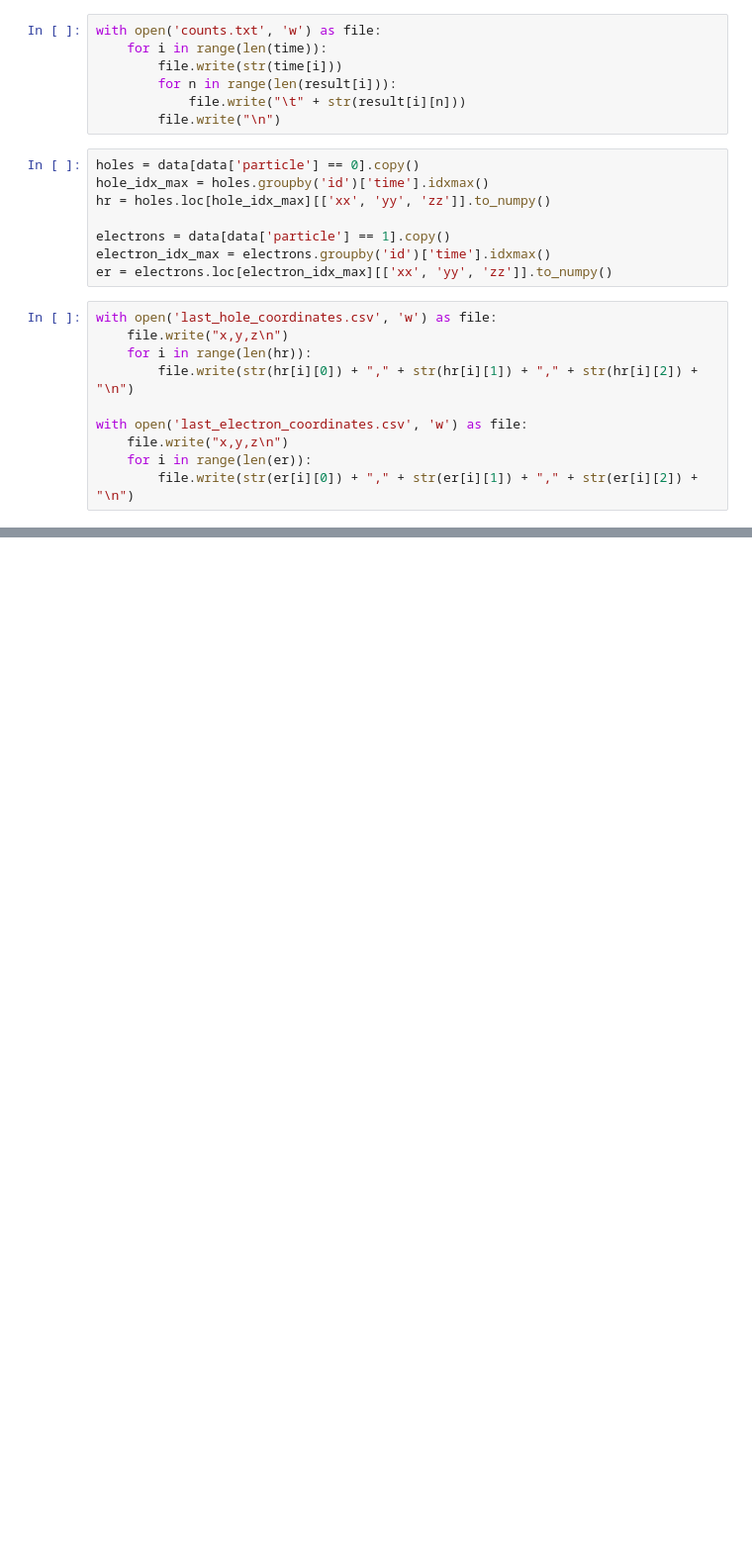
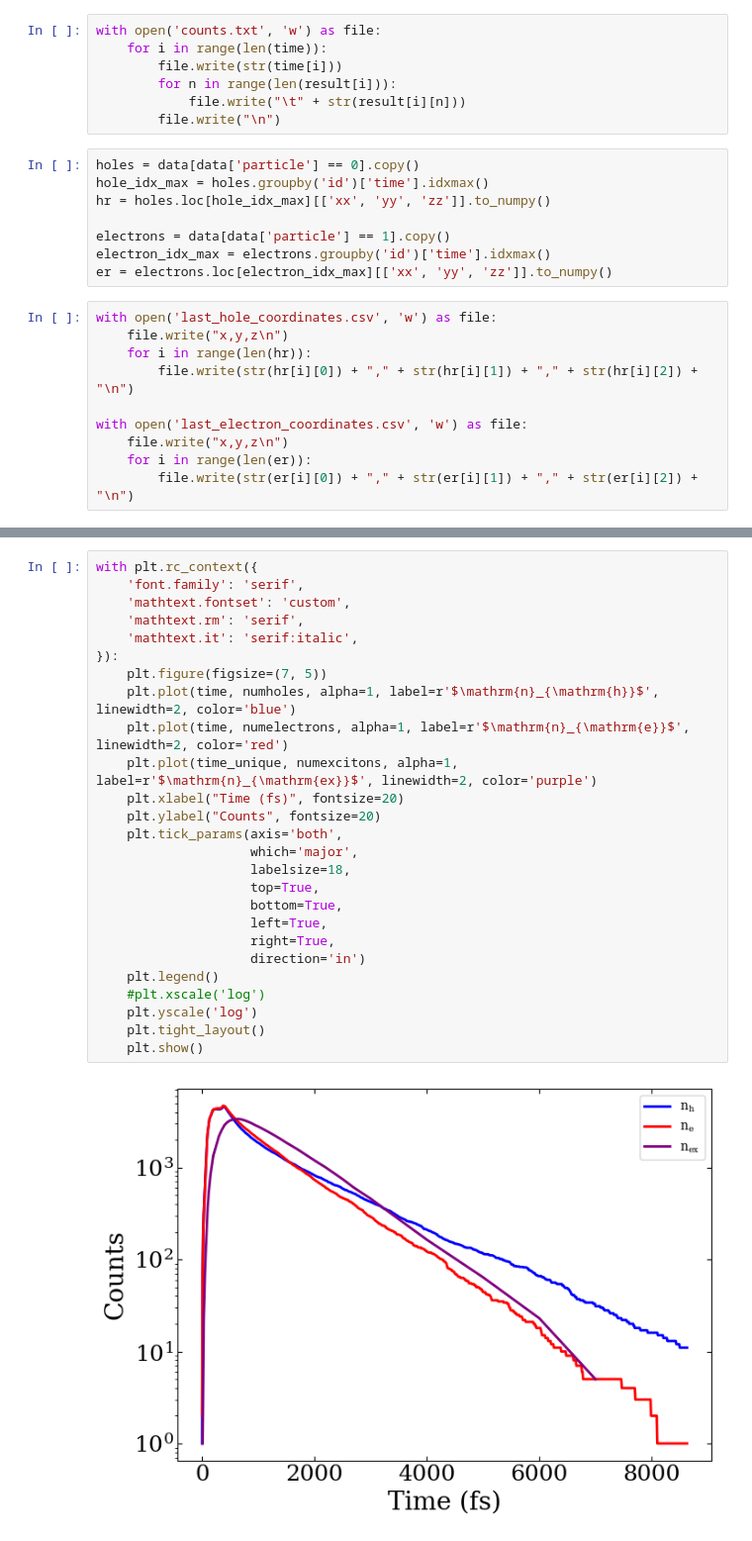
Before and after one commit to YauheniTalochkaN/CMAP_LYSO_Example, a Jupyter notebook: scripts/track_data_processing.ipynb, the cells around one changed output, grey strips where cells are left out. Shown at 99% size. Cells and saved outputs as stored; diff of their text form; blank space fills up the shorter version.

```diff
--- a/scripts/track_data_processing.ipynb
+++ b/scripts/track_data_processing.ipynb
@@ -254,0 +280,28 @@ with plt.rc_context({
+# %%
+with plt.rc_context({
+    'font.family': 'serif',
+    'mathtext.fontset': 'custom',
+    'mathtext.rm': 'serif',
+    'mathtext.it': 'serif:italic',
+}):
+    plt.figure(figsize=(7, 5))
+    plt.plot(time, numholes, alpha=1, label=r'$\mathrm{n}_{\mathrm{h}}$', linewidth=2, color='blue')
+    plt.plot(time, numelectrons, alpha=1, label=r'$\mathrm{n}_{\mathrm{e}}$', linewidth=2, color='red')
+    plt.plot(time_unique, numexcitons, alpha=1, label=r'$\mathrm{n}_{\mathrm{ex}}$', linewidth=2, color='purple')
+    plt.xlabel("Time (fs)", fontsize=20)
+    plt.ylabel("Counts", fontsize=20)
+    plt.tick_params(axis='both',
+                    which='major',
+                    labelsize=18,
+                    top=True,
+                    bottom=True,
+                    left=True,
+                    right=True,
+                    direction='in')
+    plt.legend()
+    #plt.xscale('log')
+    plt.yscale('log')
+    plt.tight_layout()
+    plt.show()
+# %% [output]
+[figure, added]
```
Also changed, not shown: parts of 9 cells of this notebook.
